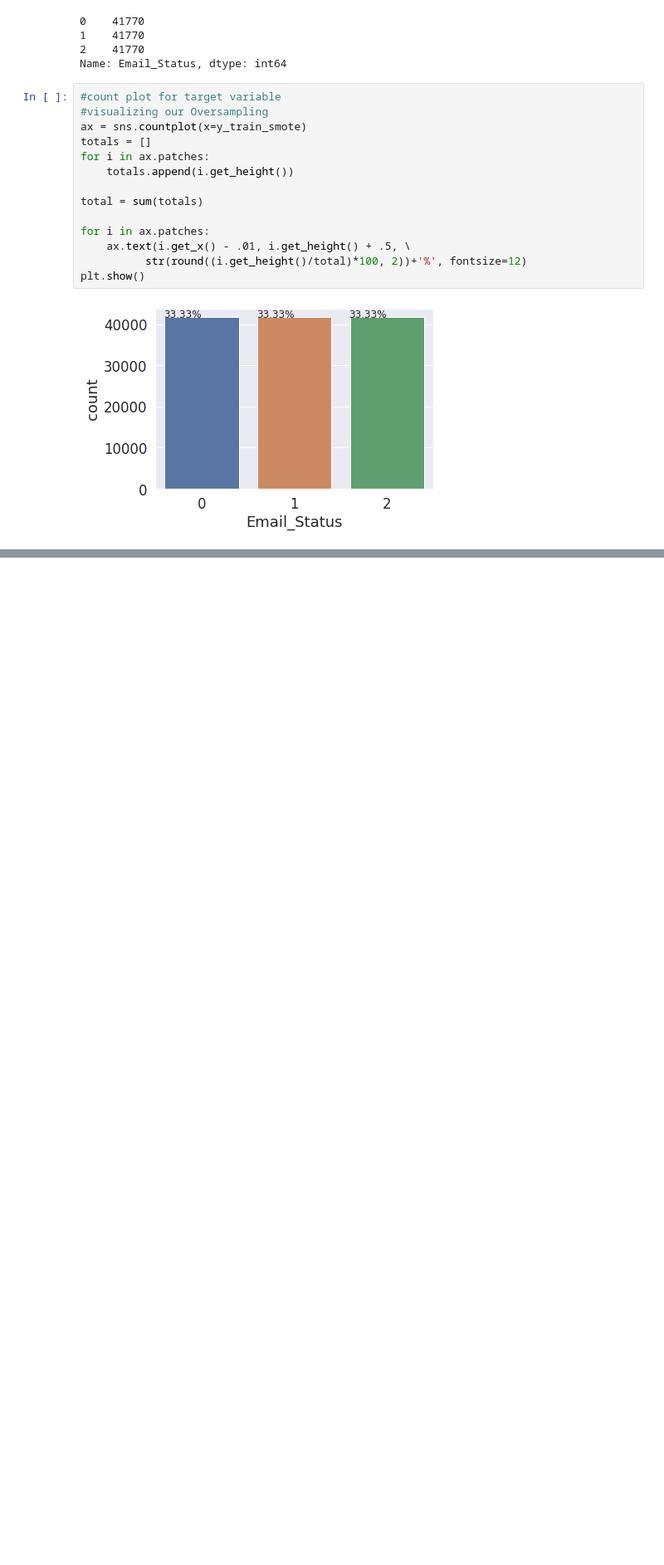
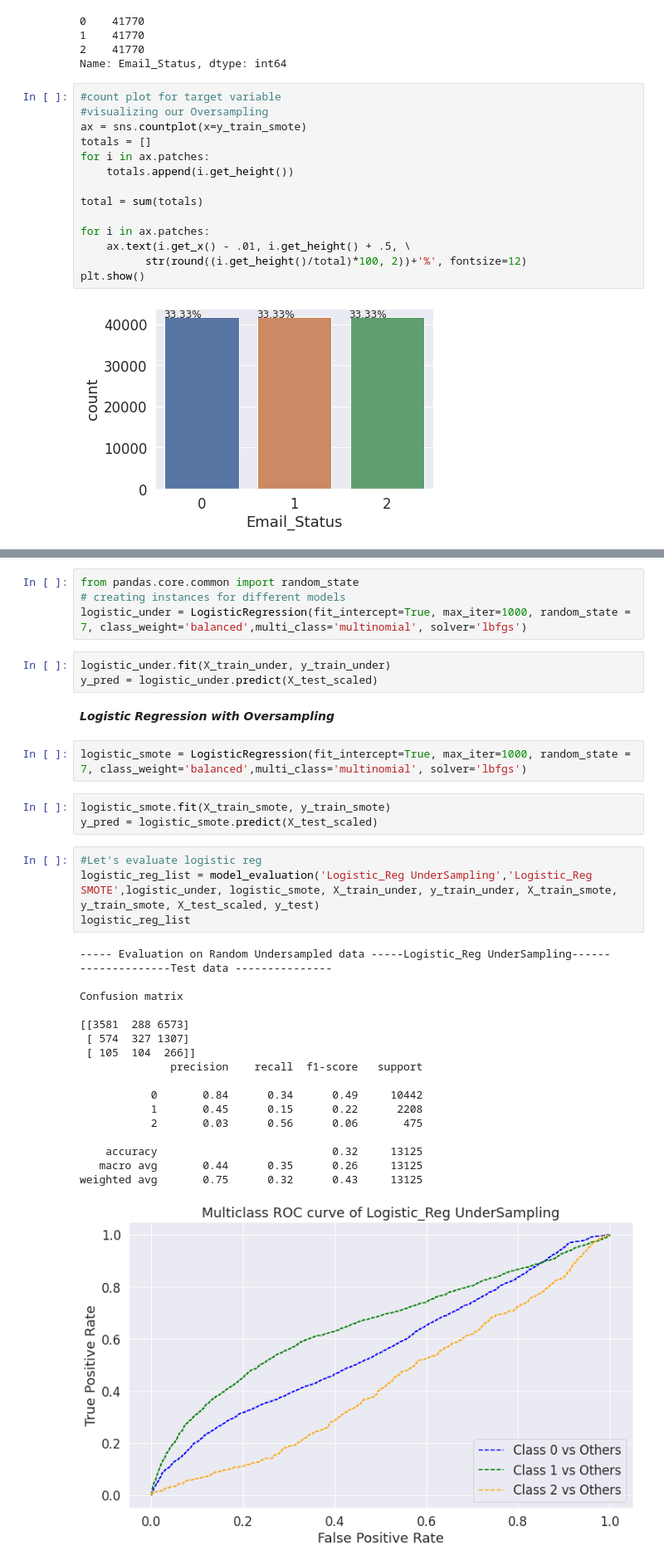
Before and after one commit to RanojoyBiswas/Email-Campaign-Effectiveness-Prediction, a Jupyter notebook: Email_Campaign_Effectiveness_Prediction.ipynb, the cells around one changed output, grey strips where cells are left out. Shown at 83% size. Drawn from its saved outputs; the diff is of its cells as text; blank space fills up the shorter version.

```diff
--- a/Email_Campaign_Effectiveness_Prediction.ipynb
+++ b/Email_Campaign_Effectiveness_Prediction.ipynb
@@ -981,0 +1136,37 @@ plt.show()
+# %%
+from pandas.core.common import random_state
+# creating instances for different models
+logistic_under = LogisticRegression(fit_intercept=True, max_iter=1000, random_state = 7, class_weight='balanced',multi_class='multinomial', solver='lbfgs')
+# %%
+logistic_under.fit(X_train_under, y_train_under)
+y_pred = logistic_under.predict(X_test_scaled)
+# %% [markdown]
+***Logistic Regression with Oversampling***
+# %%
+logistic_smote = LogisticRegression(fit_intercept=True, max_iter=1000, random_state = 7, class_weight='balanced',multi_class='multinomial', solver='lbfgs')
+# %%
+logistic_smote.fit(X_train_smote, y_train_smote)
+y_pred = logistic_smote.predict(X_test_scaled)
+# %%
+#Let's evaluate logistic reg
+logistic_reg_list = model_evaluation('Logistic_Reg UnderSampling','Logistic_Reg SMOTE',logistic_under, logistic_smote, X_train_under, y_train_under, X_train_smote, y_train_smote, X_test_scaled, y_test)
+logistic_reg_list
+# %% [output]
+----- Evaluation on Random Undersampled data -----Logistic_Reg UnderSampling------
+--------------Test data ---------------
+
+Confusion matrix
+
+[[3581  288 6573]
+ [ 574  327 1307]
+ [ 105  104  266]]
+              precision    recall  f1-score   support
+
+           0       0.84      0.34      0.49     10442
+           1       0.45      0.15      0.22      2208
+           2       0.03      0.56      0.06       475
+
+    accuracy                           0.32     13125
+   macro avg       0.44      0.35      0.26     13125
+weighted avg       0.75      0.32      0.43     13125
+[figure, added]
```
Also changed, not shown: parts of 55 cells of this notebook.
